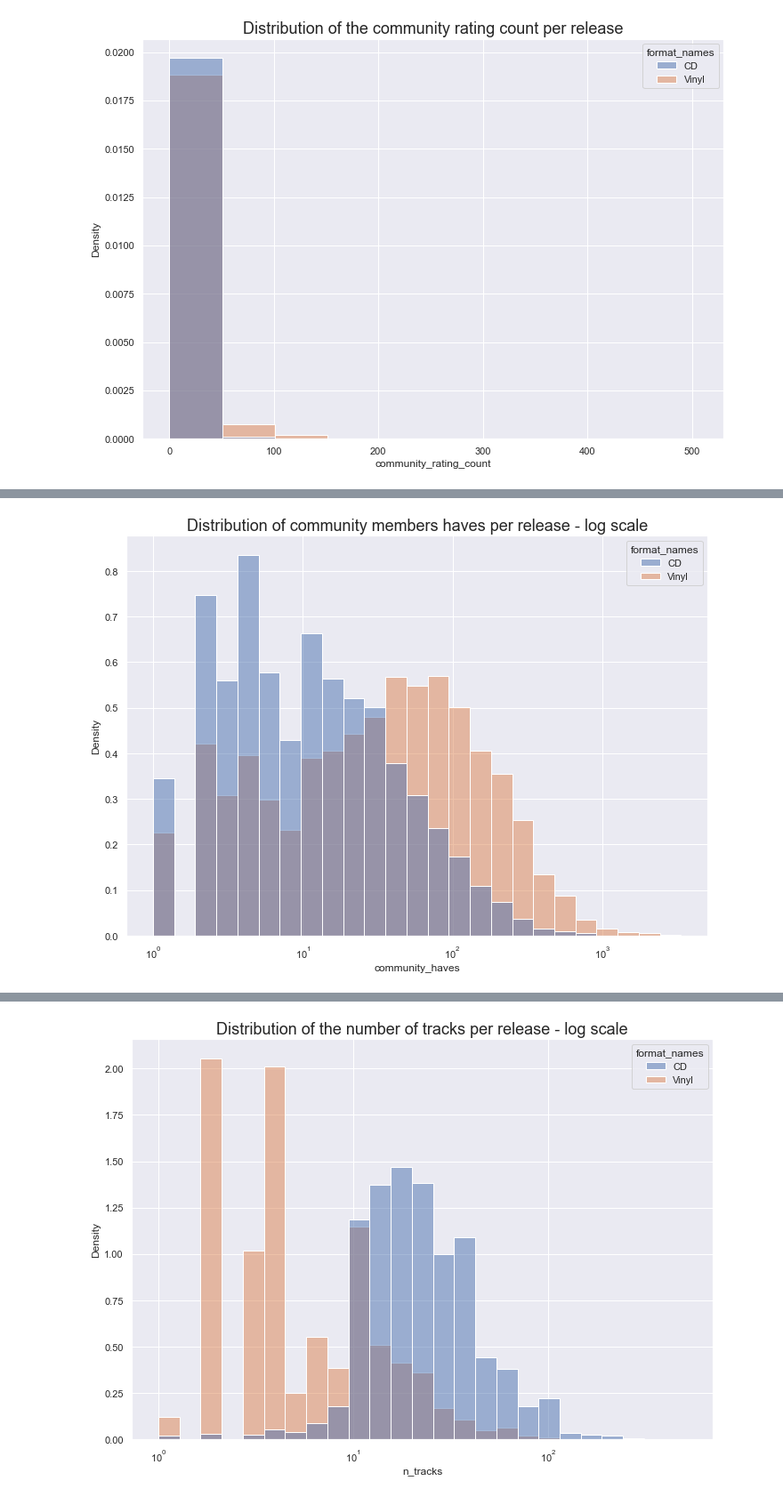
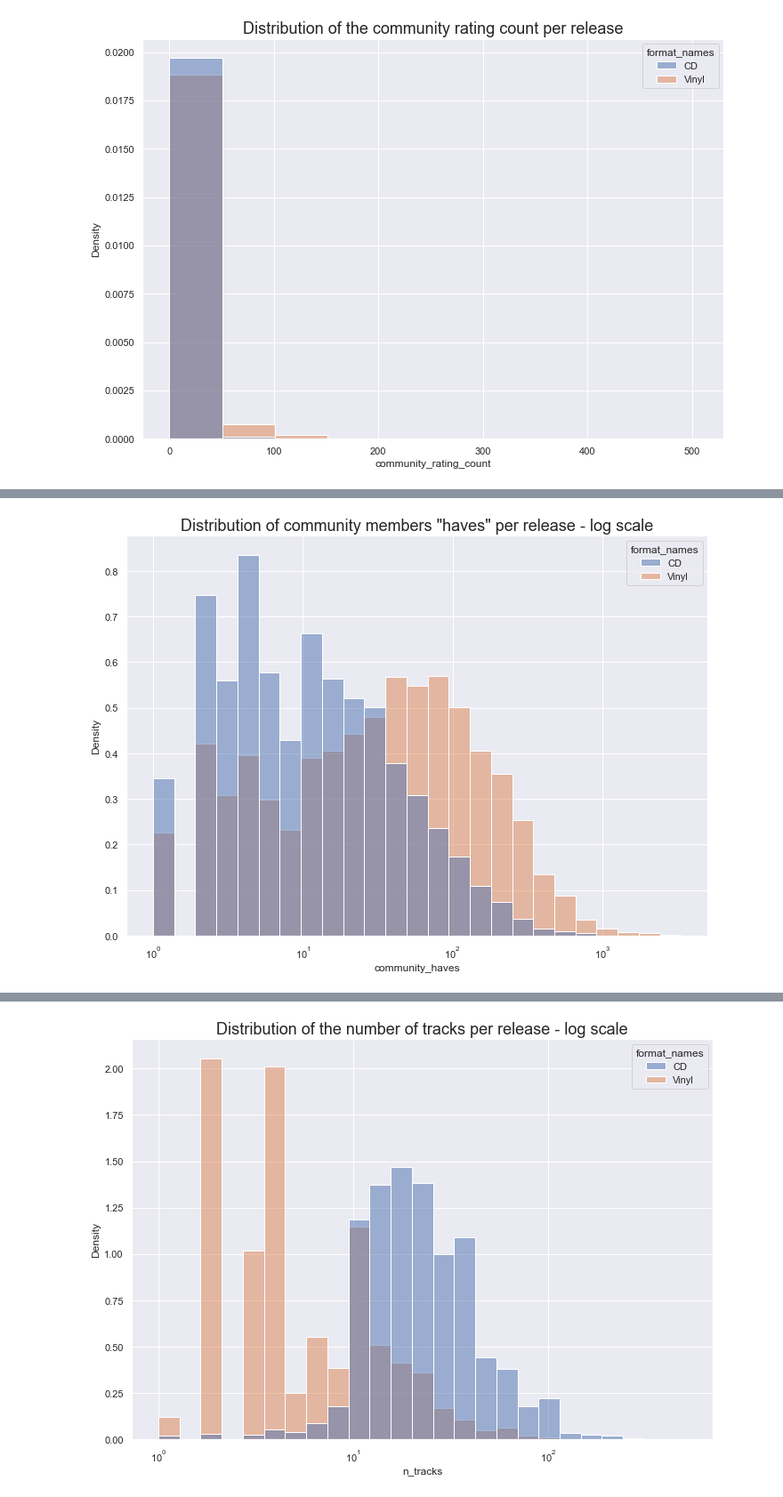
Before and after one commit to y-ogoundele/vinyl-record-prices, a Jupyter notebook: notebooks/analysis/exploring_vinyl_price.ipynb, the cells around one changed output, grey strips where cells are left out. Shown at 89% size. Drawn from its saved outputs; the diff is of its cells as text; code cells hidden in the pictures.

```diff
--- a/notebooks/analysis/exploring_vinyl_price.ipynb
+++ b/notebooks/analysis/exploring_vinyl_price.ipynb
@@ -221,6 +286,6 @@ plt.title('Distribution of the community rating count per release', fontsize=18)
 # %%
 ax= sns.histplot(data= raw_df, x= 1 + raw_df.community_haves, hue='format_names', bins=25,
                  stat='density', common_norm=False, log_scale=True);
-plt.title('Distribution of community members haves per release - log scale', fontsize=18);
+plt.title('Distribution of community members "haves" per release - log scale', fontsize=18);
 # %% [output]
-[figure, old version]
+[figure, new version]
```
Also changed, not shown: parts of 134 cells of this notebook.
